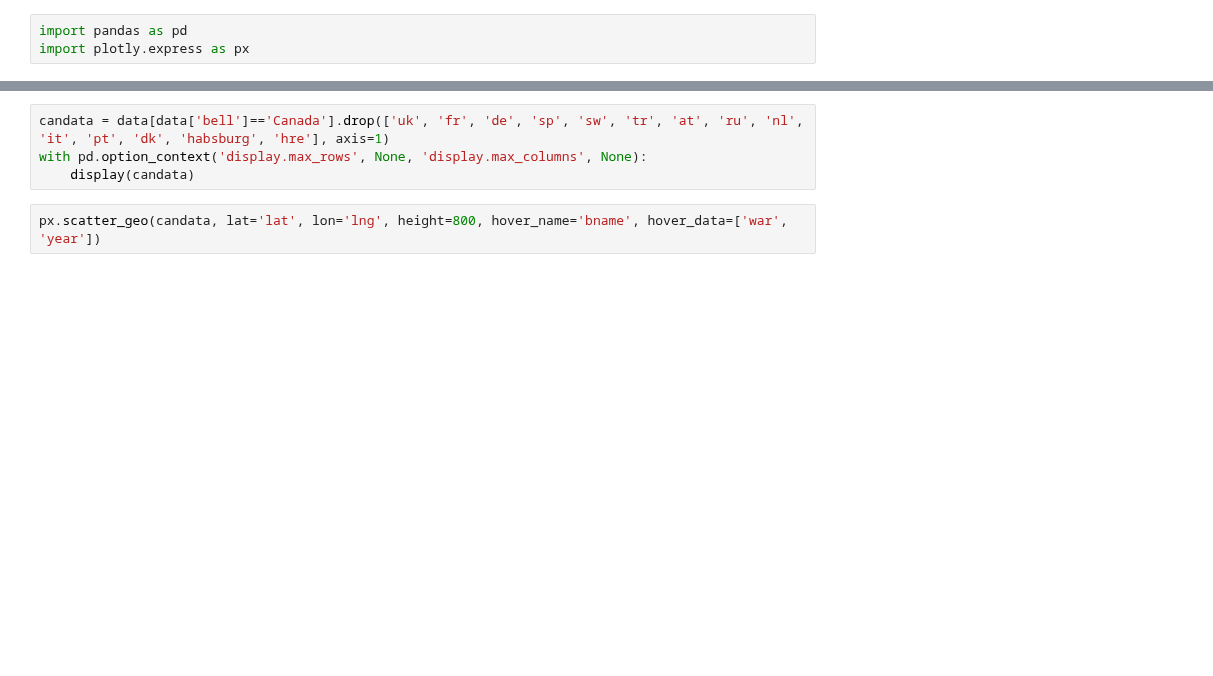
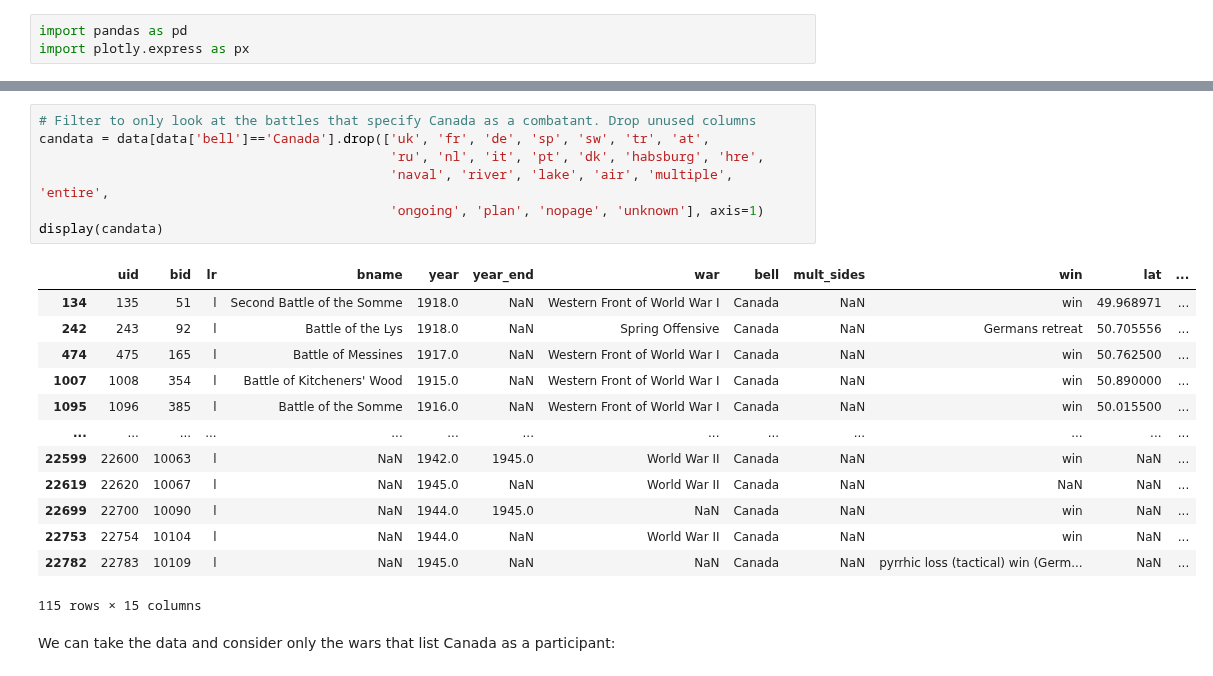
Before and after one commit to callysto/curriculum-notebooks, a Jupyter notebook: SocialStudies/WorldWarII/world-war-ii-battles.ipynb, the cells around one changed output, grey strips where cells are left out. Saved outputs shown, nothing was run; the diff lists cells and outputs as text; blank space fills up the shorter version.

```diff
--- a/SocialStudies/WorldWarII/world-war-ii-battles.ipynb
+++ b/SocialStudies/WorldWarII/world-war-ii-battles.ipynb
@@ -9,7 +37,24 @@ data.columns
 # %%
-candata = data[data['bell']=='Canada'].drop(['uk', 'fr', 'de', 'sp', 'sw', 'tr', 'at', 'ru', 'nl', 'it', 'pt', 'dk', 'habsburg', 'hre'], axis=1)
-with pd.option_context('display.max_rows', None, 'display.max_columns', None):
-    display(candata)
+# Filter to only look at the battles that specify Canada as a combatant. Drop unused columns
+candata = data[data['bell']=='Canada'].drop(['uk', 'fr', 'de', 'sp', 'sw', 'tr', 'at',
+                                             'ru', 'nl', 'it', 'pt', 'dk', 'habsburg', 'hre',
+                                             'naval', 'river', 'lake', 'air', 'multiple', 'entire',
+                                             'ongoing', 'plan', 'nopage', 'unknown'], axis=1)
+display(candata)
+# %% [output]
+|  | uid | bid | lr | bname | year | year_end | war | bell | mult_sides | win | lat | ... |
+| 134 | 135 | 51 | l | Second Battle of the Somme | 1918.0 | NaN | Western Front of World War I | Canada | NaN | win | 49.968971 | ... |
+| 242 | 243 | 92 | l | Battle of the Lys | 1918.0 | NaN | Spring Offensive | Canada | NaN | Germans retreat | 50.705556 | ... |
+| 474 | 475 | 165 | l | Battle of Messines | 1917.0 | NaN | Western Front of World War I | Canada | NaN | win | 50.762500 | ... |
+| 1007 | 1008 | 354 | l | Battle of Kitcheners' Wood | 1915.0 | NaN | Western Front of World War I | Canada | NaN | win | 50.890000 | ... |
+| 1095 | 1096 | 385 | l | Battle of the Somme | 1916.0 | NaN | Western Front of World War I | Canada | NaN | win | 50.015500 | ... |
+| ... | ... | ... | ... | ... | ... | ... | ... | ... | ... | ... | ... | ... |
+| 22599 | 22600 | 10063 | l | NaN | 1942.0 | 1945.0 | World War II | Canada | NaN | win | NaN | ... |
+| 22619 | 22620 | 10067 | l | NaN | 1945.0 | NaN | World War II | Canada | NaN | NaN | NaN | ... |
+| 22699 | 22700 | 10090 | l | NaN | 1944.0 | 1945.0 | NaN | Canada | NaN | win | NaN | ... |
+| 22753 | 22754 | 10104 | l | NaN | 1944.0 | NaN | World War II | Canada | NaN | win | NaN | ... |
+| 22782 | 22783 | 10109 | l | NaN | 1945.0 | NaN | NaN | Canada | NaN | pyrrhic loss (tactical) win (Germ... | NaN | ... |
+115 rows × 15 columns
-# %%
-px.scatter_geo(candata, lat='lat', lon='lng', height=800, hover_name='bname', hover_data=['war', 'year'])
+# %% [markdown]
+We can take the data and consider only the wars that list Canada as a participant:
 # %%
```
Also changed, not shown: parts of 9 cells of this notebook.
